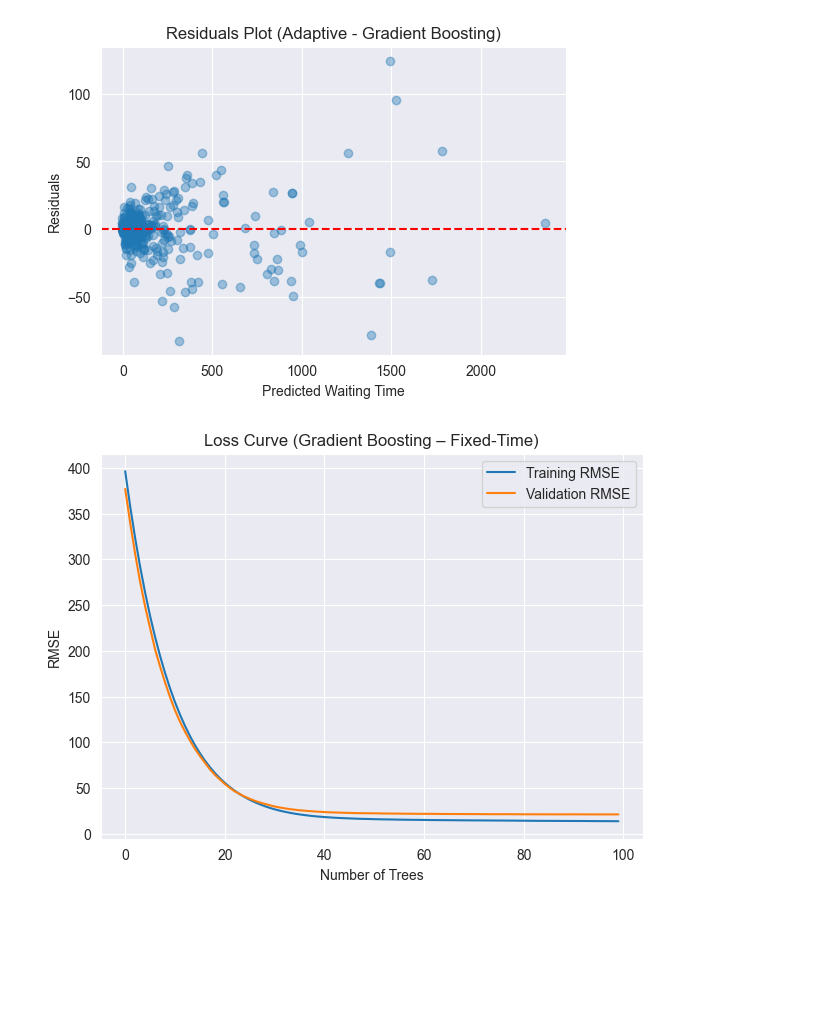
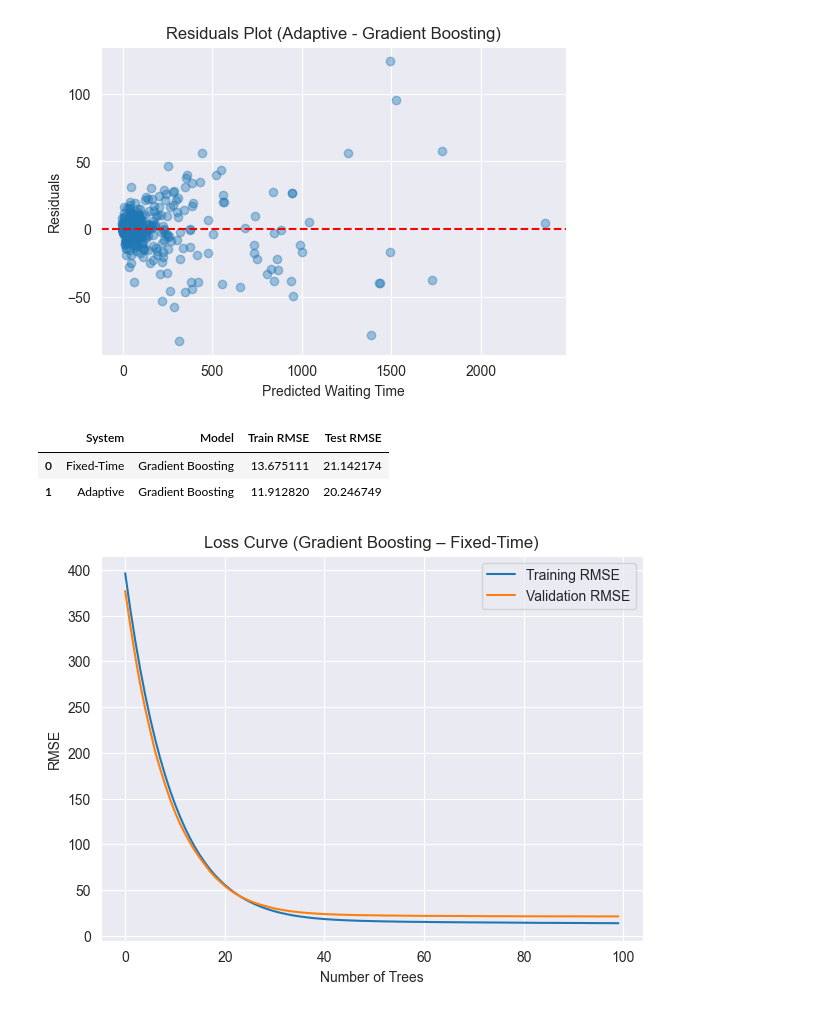
Before and after one commit to ThalhaAnas/DSGP-31, a Jupyter notebook: notebooks/Modeling _and_Comparison.ipynb, the cells around one changed output. Saved outputs shown, nothing was run; the diff lists cells and outputs as text; code cells hidden in the pictures; blank space fills up the shorter version.

```diff
--- a/notebooks/Modeling _and_Comparison.ipynb
+++ b/notebooks/Modeling _and_Comparison.ipynb
@@ -201,14 +201,14 @@ def train_gradient_boosting(df, system_name):
     y_test_pred = gb.predict(X_test)
 
     # Metrics
-    train_rmse = np.sqrt(mean_squared_error(y_train, y_train_pred))
-    test_rmse = np.sqrt(mean_squared_error(y_test, y_test_pred))
-    train_r2 = r2_score(y_train, y_train_pred)
-    test_r2 = r2_score(y_test, y_test_pred)
+    gb_train_rmse = np.sqrt(mean_squared_error(y_train, y_train_pred))
+    gb_test_rmse = np.sqrt(mean_squared_error(y_test, y_test_pred))
+    gb_train_r2 = r2_score(y_train, y_train_pred)
+    gb_test_r2 = r2_score(y_test, y_test_pred)
 
     print(f"{system_name} - Gradient Boosting Performance:")
-    print(f"Train RMSE: {train_rmse:.3f}, R2: {train_r2:.3f}")
-    print(f"Test  RMSE: {test_rmse:.3f}, R2: {test_r2:.3f}")
+    print(f"Train RMSE: {gb_train_rmse:.3f}, R2: {gb_train_r2:.3f}")
+    print(f"Test  RMSE: {gb_test_rmse:.3f}, R2: {gb_test_r2:.3f}")
 
     # Residual plot
     residuals = y_test - y_test_pred
@@ -220,13 +220,14 @@ def train_gradient_boosting(df, system_name):
     plt.title(f"Residuals Plot ({system_name} - Gradient Boosting)")
     plt.show()
 
-    return gb, X_train, X_test, y_train, y_test
+    return gb, X_train, X_test, y_train, y_test, gb_train_rmse, gb_test_rmse, gb_train_r2, gb_test_r2
 
 # Run for Fixed-Time
-gb_fixed, X_train_fixed, X_test_fixed, y_train_fixed, y_test_fixed = train_gradient_boosting(fixed, "Fixed-Time")
+gb_fixed, X_train_fixed, X_test_fixed, y_train_fixed, y_test_fixed, \
+gb_fixed_train_rmse, gb_fixed_test_rmse, gb_fixed_train_r2, gb_fixed_test_r2  = train_gradient_boosting(fixed, "Fixed-Time")
 
 # Run for Adaptive
-gb_adaptive, X_train_adaptive, X_test_adaptive, y_train_adaptive, y_test_adaptive = train_gradient_boosting(adaptive, "Adaptive")
+gb_adaptive, X_train_adaptive, X_test_adaptive, y_train_adaptive, y_test_adaptive, gb_adaptive_train_rmse, gb_adaptive_test_rmse, gb_adaptive_train_r2, gb_adaptive_test_r2 = train_gradient_boosting(adaptive, "Adaptive")
 # %% [output]
 Fixed-Time - Gradient Boosting Performance:
 Train RMSE: 13.675, R2: 0.999
@@ -236,5 +237,18 @@ Adaptive - Gradient Boosting Performance:
 Train RMSE: 11.913, R2: 0.999
 Test  RMSE: 20.247, R2: 0.996
 [figure]
+# %%
+rmse_gb_df = pd.DataFrame({
+    "System": ["Fixed-Time", "Adaptive"],
+    "Model": ["Gradient Boosting", "Gradient Boosting"],
+    "Train RMSE": [gb_fixed_train_rmse, gb_adaptive_train_rmse],
+    "Test RMSE":  [gb_fixed_test_rmse,  gb_adaptive_test_rmse]
+})
+
+rmse_gb_df
+# %% [output]
+|  | System | Model | Train RMSE | Test RMSE |
+| 0 | Fixed-Time | Gradient Boosting | 13.675111 | 21.142174 |
+| 1 | Adaptive | Gradient Boosting | 11.912820 | 20.246749 |
 # %%
 def plot_gb_loss_curve(gb, X_train, y_train, X_test, y_test, system_name):
```
Also changed, not shown: parts of 5 cells of this notebook.
